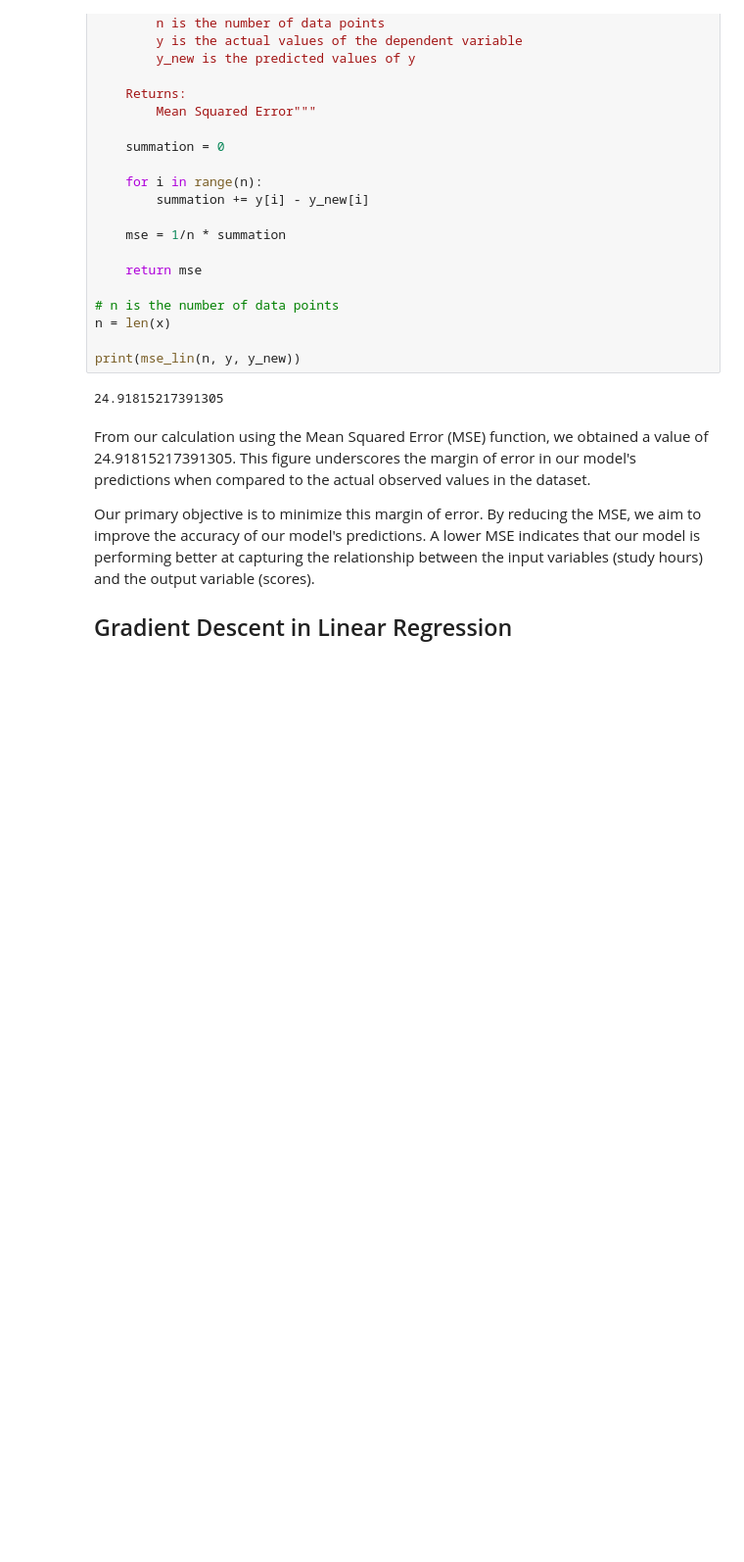
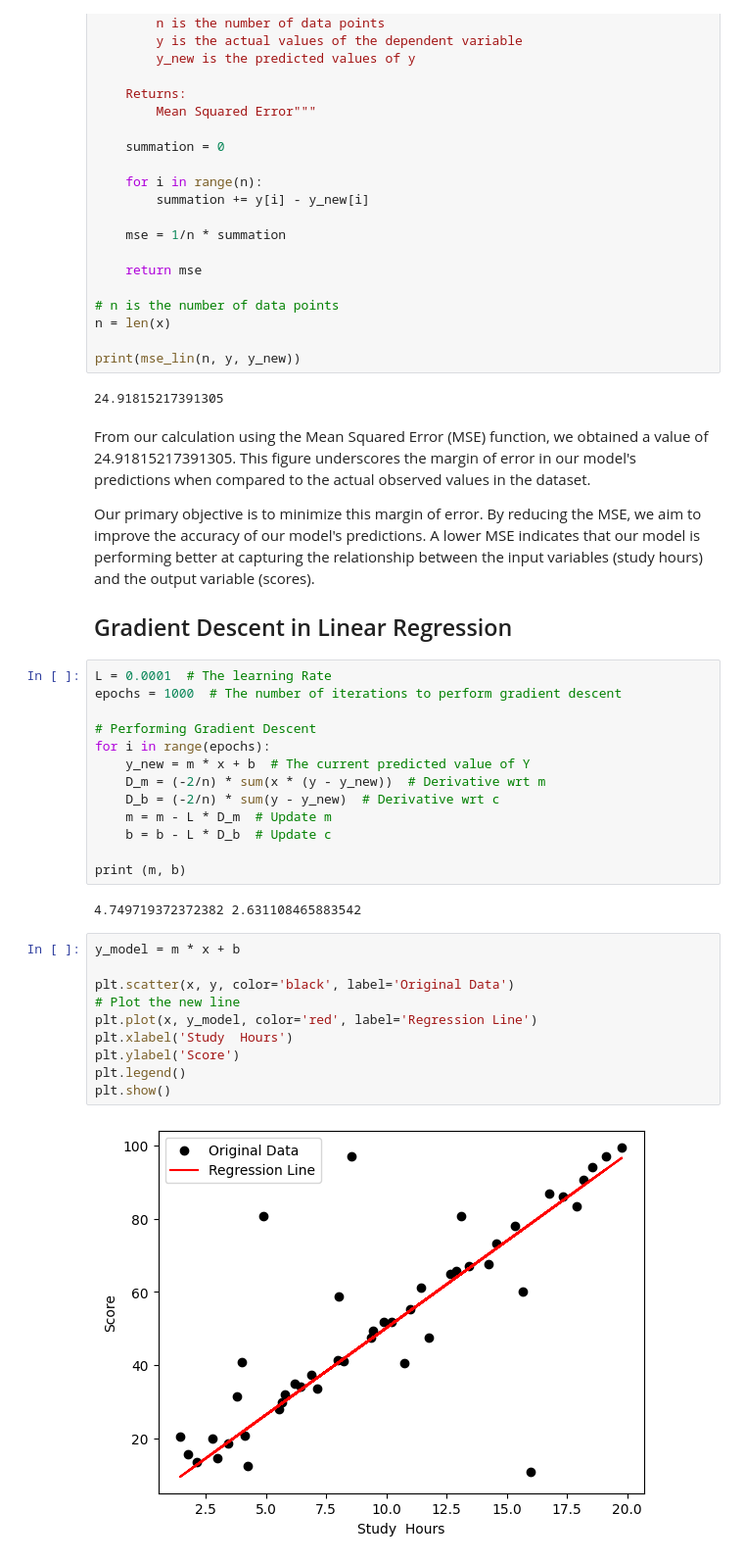
Before and after one commit to kayc0des/linear-regression, a Jupyter notebook: univariate_linregression.ipynb, the cells around one changed output. Shown: that part at 98% size. Saved outputs shown, nothing was run; the diff lists cells and outputs as text; blank space fills up the shorter version.

Commit message:
gradient descent

```diff
--- a/univariate_linregression.ipynb
+++ b/univariate_linregression.ipynb
@@ -165,3 +165,30 @@ From our calculation using the Mean Squared Error (MSE) function, we obtained a
 Our primary objective is to minimize this margin of error. By reducing the MSE, we aim to improve the accuracy of our model's predictions. A lower MSE indicates that our model is performing better at capturing the relationship between the input variables (study hours) and the output variable (scores).
 
 ## Gradient Descent in Linear Regression
+# %%
+L = 0.0001  # The learning Rate
+epochs = 1000  # The number of iterations to perform gradient descent
+
+# Performing Gradient Descent
+for i in range(epochs):
+    y_new = m * x + b  # The current predicted value of Y
+    D_m = (-2/n) * sum(x * (y - y_new))  # Derivative wrt m
+    D_b = (-2/n) * sum(y - y_new)  # Derivative wrt c
+    m = m - L * D_m  # Update m
+    b = b - L * D_b  # Update c
+
+print (m, b)
+# %% [output]
+4.749719372372382 2.631108465883542
+# %%
+y_model = m * x + b
+
+plt.scatter(x, y, color='black', label='Original Data')
+# Plot the new line
+plt.plot(x, y_model, color='red', label='Regression Line')
+plt.xlabel('Study  Hours')
+plt.ylabel('Score')
+plt.legend()
+plt.show()
+# %% [output]
+[figure, added]
```
